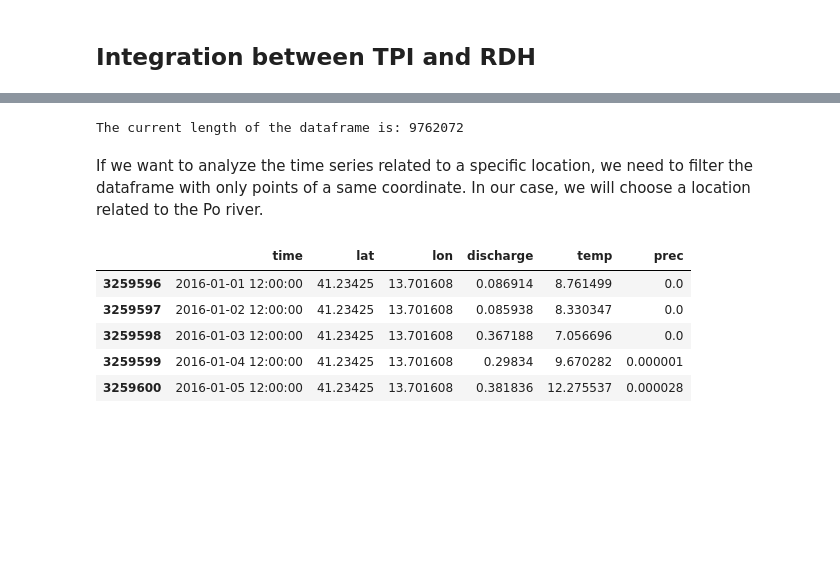
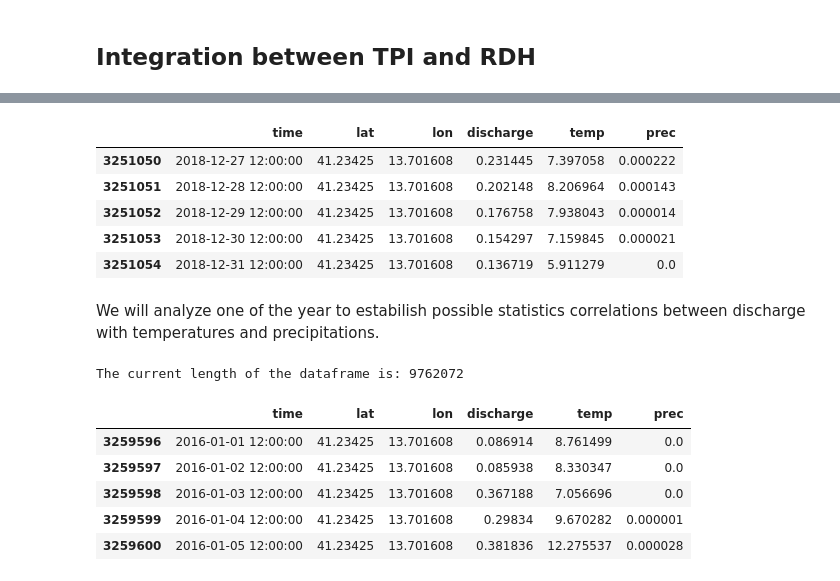
Before and after one commit to kode-git/copernicus, a Jupyter notebook: Data_Aggregation_Correlation.ipynb, the cells around one changed output, grey strips where cells are left out. Drawn from its saved outputs; the diff is of its cells as text; code cells hidden in the pictures; blank space fills up the shorter version.

```diff
--- a/notebooks/data_aggregation.ipynb
+++ b/Data_Aggregation_Correlation.ipynb
@@ -135 +123,12 @@ The dataframe should be formed by $ n $ locations repeteated $ x $ times wih $ x
+# %%
+df.tail()
+# %% [output]
+|  | time | lat | lon | discharge | temp | prec |
+| 3251050 | 2018-12-27 12:00:00 | 41.23425 | 13.701608 | 0.231445 | 7.397058 | 0.000222 |
+| 3251051 | 2018-12-28 12:00:00 | 41.23425 | 13.701608 | 0.202148 | 8.206964 | 0.000143 |
+| 3251052 | 2018-12-29 12:00:00 | 41.23425 | 13.701608 | 0.176758 | 7.938043 | 0.000014 |
+| 3251053 | 2018-12-30 12:00:00 | 41.23425 | 13.701608 | 0.154297 | 7.159845 | 0.000021 |
+| 3251054 | 2018-12-31 12:00:00 | 41.23425 | 13.701608 | 0.136719 | 5.911279 | 0.0 |
+# %% [markdown]
+We will analyze one of the year to estabilish possible statistics correlations between discharge with temperatures and precipitations.
 # %%
@@ -137,6 +135,4 @@ The dataframe should be formed by $ n $ locations repeteated $ x $ times wih $ x
 print('The current length of the dataframe is: {}'.format(len(df)))
 # %% [output]
 The current length of the dataframe is: 9762072
-# %% [markdown]
-If we want to analyze the time series related to a specific location, we need to filter the dataframe with only points of a same coordinate. In our case, we will choose a location related to the Po river.
 # %%
```
Also changed, not shown: parts of 22 cells of this notebook, 5 other files.
